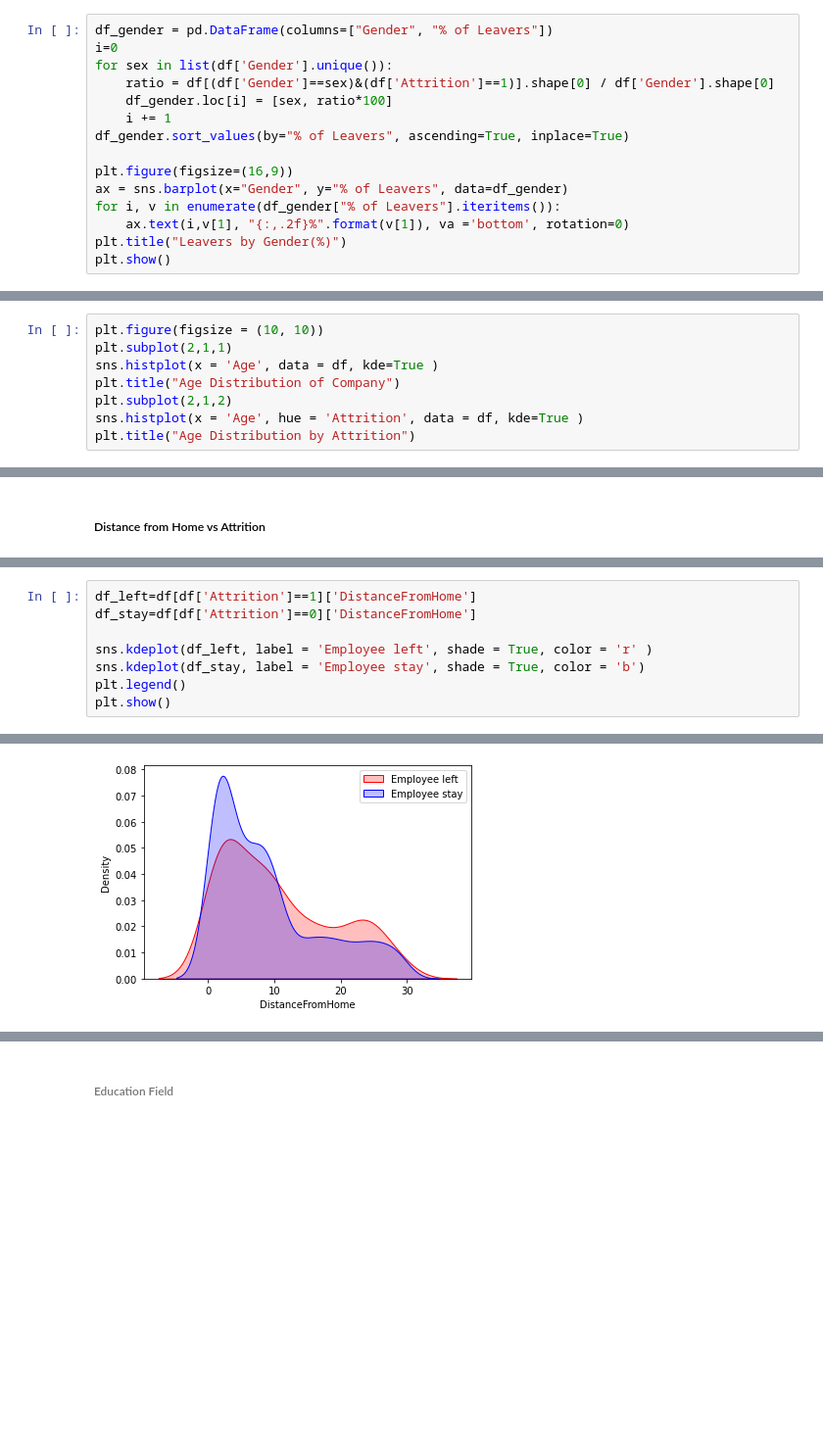
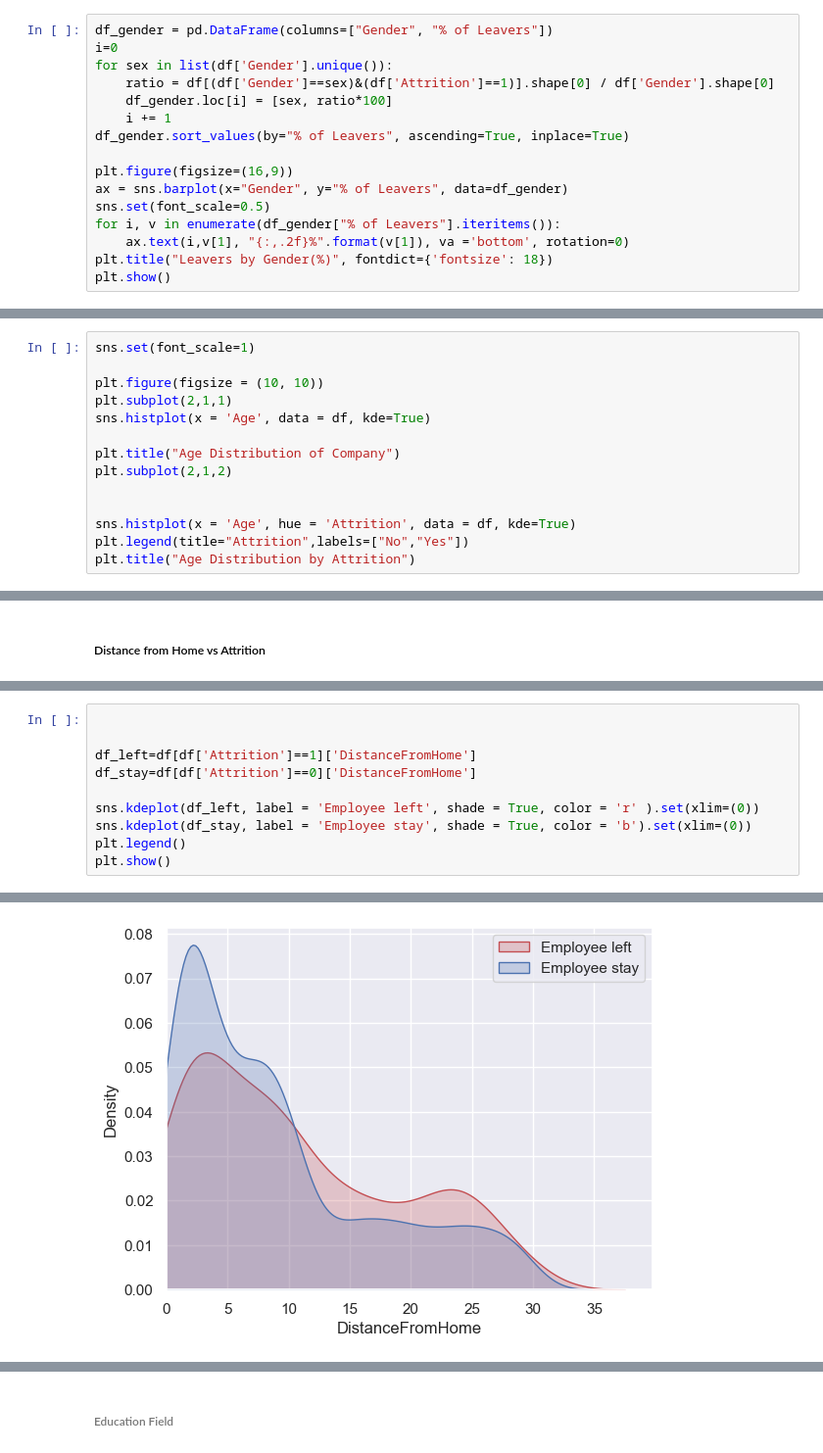
Before and after one commit to evelynpehty/Predicting-the-Risk-of-Employee-Attrition-, a Jupyter notebook: Project - Exploratory Data Analysis.ipynb, the cells around one changed output, grey strips where cells are left out. Shown at 98% size. Saved outputs shown, nothing was run; the diff lists cells and outputs as text; blank space fills up the shorter version.

```diff
--- a/Project - Exploratory Data Analysis.ipynb
+++ b/Project - Exploratory Data Analysis.ipynb
@@ -195,8 +283,9 @@ df_gender.sort_values(by="% of Leavers", ascending=True, inplace=True)
 
 plt.figure(figsize=(16,9))
 ax = sns.barplot(x="Gender", y="% of Leavers", data=df_gender)
+sns.set(font_scale=0.5)
 for i, v in enumerate(df_gender["% of Leavers"].iteritems()):
     ax.text(i,v[1], "{:,.2f}%".format(v[1]), va ='bottom', rotation=0)
-plt.title("Leavers by Gender(%)")
+plt.title("Leavers by Gender(%)", fontdict={'fontsize': 18})
 plt.show()
 # %% [output]
@@ -208,10 +297,16 @@ plt.show()
 # %%
+sns.set(font_scale=1)
+
 plt.figure(figsize = (10, 10))
 plt.subplot(2,1,1)
-sns.histplot(x = 'Age', data = df, kde=True )
+sns.histplot(x = 'Age', data = df, kde=True)
+
 plt.title("Age Distribution of Company")
 plt.subplot(2,1,2)
-sns.histplot(x = 'Age', hue = 'Attrition', data = df, kde=True )
+
+
+sns.histplot(x = 'Age', hue = 'Attrition', data = df, kde=True)
+plt.legend(title="Attrition",labels=["No","Yes"])
 plt.title("Age Distribution by Attrition")
 # %% [output]
 Text(0.5, 1.0, 'Age Distribution by Attrition')
@@ -234,9 +329,11 @@ Text(0.5, 1.0, 'Distance From Home')
 # %%
+
+
 df_left=df[df['Attrition']==1]['DistanceFromHome']
 df_stay=df[df['Attrition']==0]['DistanceFromHome']
 
-sns.kdeplot(df_left, label = 'Employee left', shade = True, color = 'r' )
-sns.kdeplot(df_stay, label = 'Employee stay', shade = True, color = 'b')
+sns.kdeplot(df_left, label = 'Employee left', shade = True, color = 'r' ).set(xlim=(0))
+sns.kdeplot(df_stay, label = 'Employee stay', shade = True, color = 'b').set(xlim=(0))
 plt.legend()
 plt.show()
 # %% [output]
@@ -243,4 +349,4 @@ plt.show()
-[figure, old version]
+[figure, new version]
 # %% [markdown]
 ##### Education vs Attrition
 1 - 'Below College' <br>
```
Also changed, not shown: parts of 57 cells of this notebook, 1 other file.
